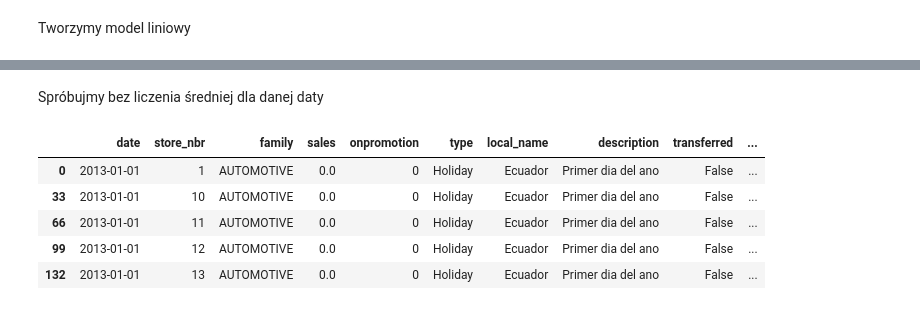
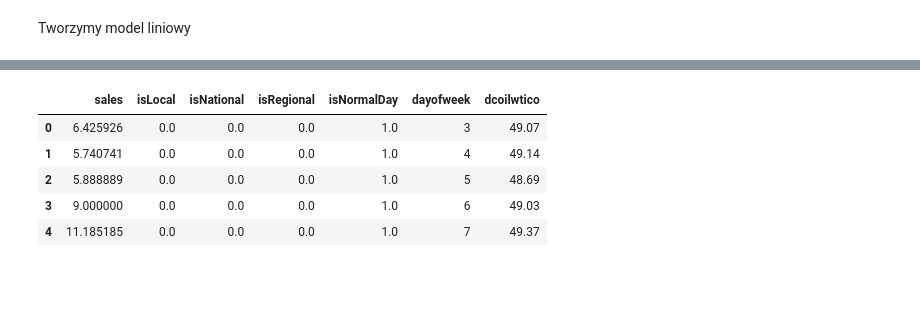
Before and after one commit to ndzadz/WTUM_12_2022, a Jupyter notebook: modelling_v2.ipynb, the cells around one changed output, grey strips where cells are left out. Drawn from its saved outputs; the diff is of its cells as text; code cells hidden in the pictures; blank space fills up the shorter version.

Commit message:
model dla automotive z oil

```diff
--- a/modelling_v2.ipynb
+++ b/modelling_v2.ipynb
@@ -145,0 +89,2 @@ final_train_automotive.head()
+# %%
+train_automotive_oil = final_train_automotive.merge(oil2,how="left",left_on=['date'],right_on=['date'])
@@ -145,0 +102,2 @@ final_train_automotive.head()
+# %%
+train_automotive_oil.interpolate(method ='linear', limit_direction ='backward', inplace=True)
@@ -145,0 +120,3 @@ final_train_automotive.head()
+# %%
+train2 = train_automotive_oil.loc[(train_automotive_oil['date']<'2016-06-01')]
+test2 = train_automotive_oil.loc[(train_automotive_oil['date']>='2016-06-01')].reset_index(drop=True)
@@ -146,2 +132,4 @@ final_train_automotive.head()
 # %%
-final_train_automotive.drop(["description","date","type","local_name","transferred"],axis=1,inplace=True)
+train2_date = train2.copy()
+train2.drop(["description","date","type","local_name","transferred"],axis=1,inplace=True)
+test2.drop(["description","date","type","local_name","transferred"],axis=1,inplace=True)
@@ -192,14 +165,12 @@ Covariance Type:            nonrobust
 
 Notes:
 [1] Standard Errors assume that the covariance matrix of the errors is correctly specified.
-# %% [markdown]
-Spróbujmy bez liczenia średniej dla danej daty
 # %%
-train_automotive.head()
+test2.head()
 # %% [output]
-|  | date | store_nbr | family | sales | onpromotion | type | local_name | description | transferred | ... |
-| 0 | 2013-01-01 | 1 | AUTOMOTIVE | 0.0 | 0 | Holiday | Ecuador | Primer dia del ano | False | ... |
-| 33 | 2013-01-01 | 10 | AUTOMOTIVE | 0.0 | 0 | Holiday | Ecuador | Primer dia del ano | False | ... |
-| 66 | 2013-01-01 | 11 | AUTOMOTIVE | 0.0 | 0 | Holiday | Ecuador | Primer dia del ano | False | ... |
-| 99 | 2013-01-01 | 12 | AUTOMOTIVE | 0.0 | 0 | Holiday | Ecuador | Primer dia del ano | False | ... |
-| 132 | 2013-01-01 | 13 | AUTOMOTIVE | 0.0 | 0 | Holiday | Ecuador | Primer dia del ano | False | ... |
+|  | sales | isLocal | isNational | isRegional | isNormalDay | dayofweek | dcoilwtico |
+| 0 | 6.425926 | 0.0 | 0.0 | 0.0 | 1.0 | 3 | 49.07 |
+| 1 | 5.740741 | 0.0 | 0.0 | 0.0 | 1.0 | 4 | 49.14 |
+| 2 | 5.888889 | 0.0 | 0.0 | 0.0 | 1.0 | 5 | 48.69 |
+| 3 | 9.000000 | 0.0 | 0.0 | 0.0 | 1.0 | 6 | 49.03 |
+| 4 | 11.185185 | 0.0 | 0.0 | 0.0 | 1.0 | 7 | 49.37 |
```
Also changed, not shown: parts of 35 cells of this notebook.
